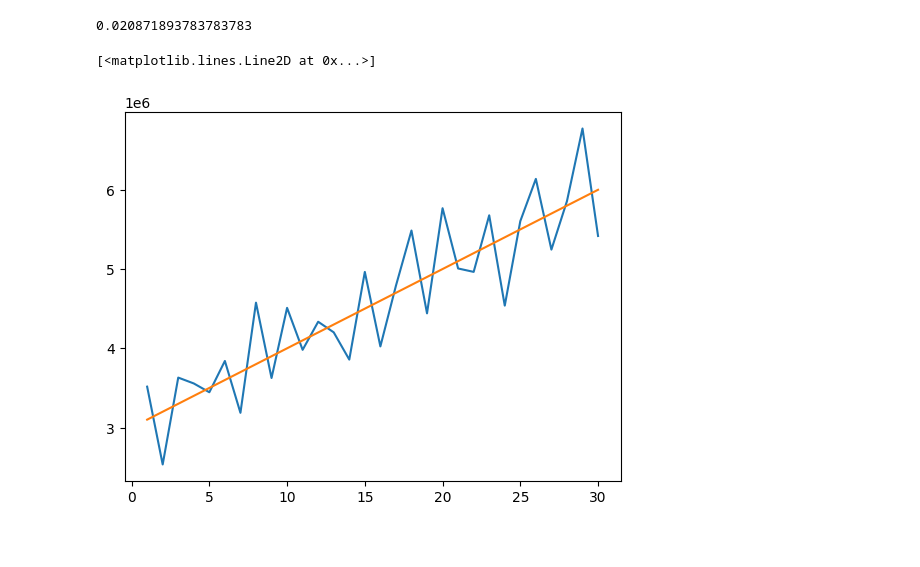
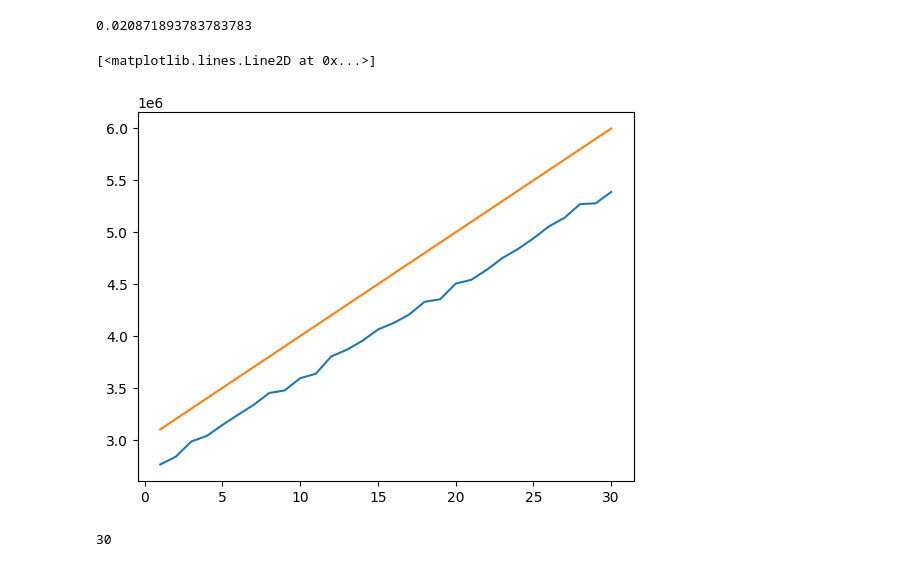
Before and after one commit to abhatia1205/neural-ink-interview-2, a Jupyter notebook: motion_exploration.ipynb, the cells around one changed output. Drawn from its saved outputs; the diff is of its cells as text; code cells hidden in the pictures.

```diff
--- a/motion_exploration.ipynb
+++ b/motion_exploration.ipynb
@@ -248,23 +248,35 @@ np.diff(x).mean()/1e9
 # %% [output]
 0.020871893783783783
 # %%
-y_values = [
-    3516258, 2534433, 3630557, 3556578, 3445651, 3840314, 3186063, 4576242, 3625266, 4510297, 3980809, 4335072, 4201374, 3857635, 4963893, 4023798, 4788788, 5485931, 4441175, 5767516, 5007125, 4964097, 5677922, 4538296, 5604448, 6137265, 5245269, 5856350, 6773288, 5417013,
-]
+# y_values = [
+#     3516258, 2534433, 3630557, 3556578, 3445651, 3840314, 3186063, 4576242, 3625266, 4510297, 3980809, 4335072, 4201374, 3857635, 4963893, 4023798, 4788788, 5485931, 4441175, 5767516, 5007125, 4964097, 5677922, 4538296, 5604448, 6137265, 5245269, 5856350, 6773288, 5417013,
+# ]
+
+#y_values = [3457382, 2796279, 3813517, 2971414, 4042913, 3229188, 4229704, 3128911, 4276850, 3252993, 4382665, 6215364, 3826036, 5071079, 4388074, 4812937, 5001536, 4213061, 5486748, 4454808, 5738812, 5148052, 4830423, 5843950, 4968533, 5532347, 6593028, 5691938, 5882704, 6701050,]
+
+#y_values = [3551497, 2657942, 3570108, 2804724, 3516441, 4046215, 3316145, 4576997, 3691543, 4494426, 3974117, 4299256, 4788317, 3703547, 4963343, 4212216, 5099381, 5578379, 4576110, 5658582, 5386737, 4607030, 5782175, 4550782, 5239871, 6279869, 5564883, 5754157, 6810024, 5628893]
+
+#y_values = [2935528, 4753584, 2671970, 3921771, 3427812, 3825304, 4100017, 3701252, 4341719, 3516484, 4484143, 3310056, 4670558, 4206454, 4214984, 5402470, 4400476, 5239634, 5095913, 4596700, 5537904, 4414524, 5255832, 5967817, 5116329, 5753072, 6602284, 5180734, 6393872, 6087486]
+
+y_values = [2761695, 2836823, 2983624, 3037289, 3142861, 3240344, 3335384, 3450447, 3475417, 3593739, 3635645, 3803343, 3867490, 3953620, 4062436, 4124792, 4205883, 4329461, 4354026, 4504673, 4541592, 4638177, 4750850, 4837696, 4940885, 5056514, 5139554, 5271092, 5278414, 5388269]
 
 y_true = [
                                                         3_100_000, 3_200_000, 3_300_000, 3_400_000, 3_500_000,
                                                         3_600_000, 3_700_000, 3_800_000, 3_900_000, 4_000_000,
                                                         4_100_000, 4_200_000, 4_300_000, 4_400_000, 4_500_000,
                                                         4_600_000, 4_700_000, 4_800_000, 4_900_000, 5_000_000,
                                                         5_100_000, 5_200_000, 5_300_000, 5_400_000, 5_500_000,
                                                         5_600_000, 5_700_000, 5_800_000, 5_900_000, 6_000_000]
 
 # Generating corresponding x-values (1 to 23)
 x_values = list(range(1, len(y_values) + 1))
 
 plt.plot(x_values, y_values)
 plt.plot(list(range(1, len(y_true) + 1)), y_true)
 # %% [output]
 [<matplotlib.lines.Line2D at 0x...>]
-[figure, old version]
+[figure, new version]
+# %%
+len(y_values)
+# %% [output]
+30
```
Also changed, not shown: 1 other file.
